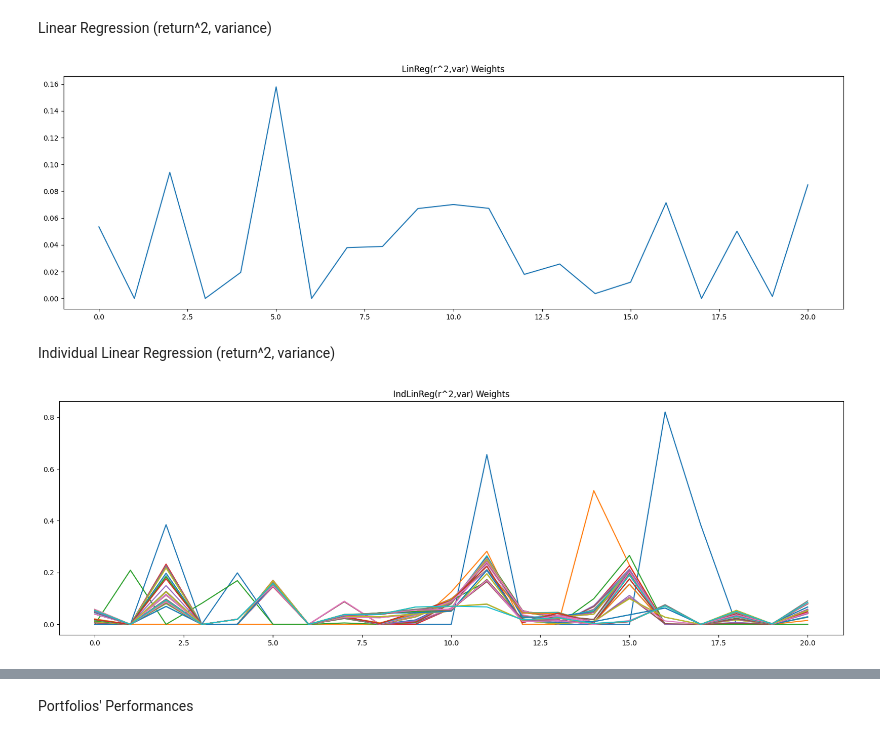
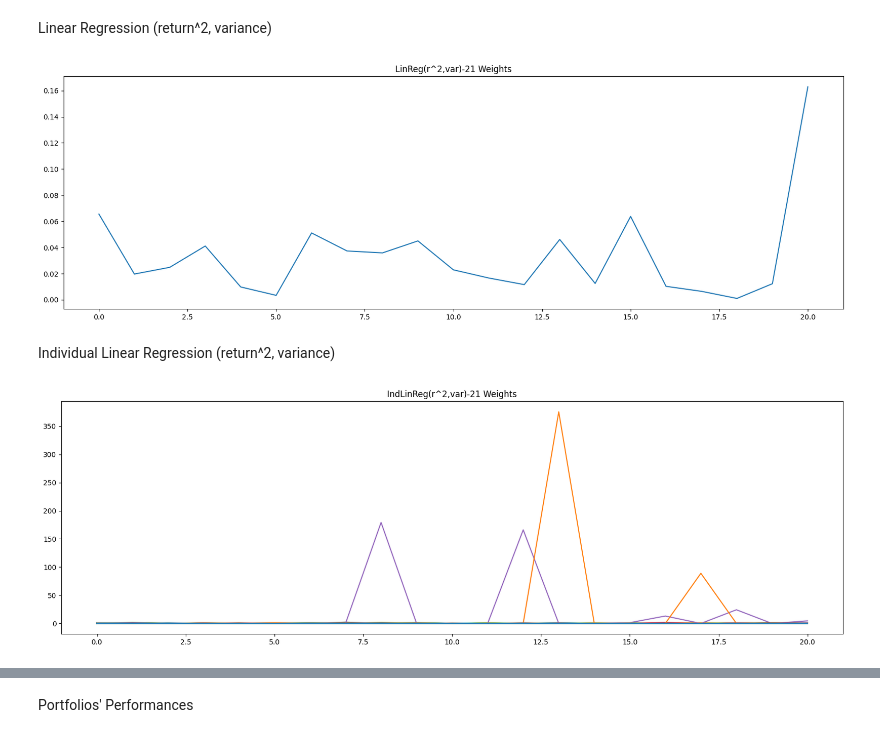
Before and after one commit to PapakMate/SVFT, a Jupyter notebook: SVFT.ipynb, the cells around one changed output, grey strips where cells are left out. Drawn from its saved outputs; the diff is of its cells as text; code cells hidden in the pictures.

```diff
--- a/SVFT.ipynb
+++ b/SVFT.ipynb
@@ -173,60 +184,67 @@ Least Squares Linear Regression Method
 # %%
 global window, train_start, train_end
 window = 21 # Set window to 21 days from now on for computational efficiency
-train_start = window + test_start % forecast_horizon # Training start is divisible by forecast_horizon
-train_end = test_start - forecast_horizon # Training end is one forecast_horizon before testing start
+train_start = (test_start - window) % forecast_horizon + window #
+train_end = test_start # Training end is the start of the test period
 
-def get_linear_regression_model(A, B):
+A, B = [], []
+def get_linear_regression_model(A, B, fit_intercept=True):
     # Fit a linear regression model with non-negative coefficients and no intercept
-    model = LinearRegression(positive=True, fit_intercept=False)
+    model = LinearRegression(positive=True, fit_intercept=fit_intercept)
     model.fit(np.array(A), np.array(B))
+    A.clear()
+    B.clear()
 
     return model
 # %% [markdown]
 Linear Regression (return^2, variance)
 # %%
-A, B = [], []
+method = "LinReg(r^2,var)" + "-" + str(window)
+reset_portfolio_metrics(method)
+
 # Iterate over each window of returns
-for i in range(train_start, train_end, forecast_horizon):
-    for stock in selected_stocks:
+for stock in training_stocks:
+    for i in range(train_start, train_end, forecast_horizon):
         # Append squared returns and variance of returns to A and B respectively
         A.append(returns_df[stock][i - window:i] ** 2)
         B.append(returns_df[stock][i:i + forecast_horizon].var())
 
-methods["LinReg(r^2,var)"]["model"] = get_linear_regression_model(A, B)
+methods[method]["model"] = get_linear_regression_model(A, B, False) # Intercept might make variance negative
 
 plt.figure(figsize=(20, 6))
-plt.plot(methods["LinReg(r^2,var)"]["model"].coef_)
-plt.title("LinReg(r^2,var) Weights")
+plt.plot(methods[method]["model"].coef_)
+plt.title(method + " Weights")
 plt.show()
 # %% [output]
-[figure, old version]
+[figure, new version]
 # %%
 for i in range(test_start, test_end, forecast_horizon):
     #
-    volatility = {stock: methods["LinReg(r^2,var)"]["model"].predict(returns_df[stock][i - window: i].values.reshape(1, -1)**2)**0.5 for stock in selected_stocks}
+    volatility = {stock: methods[method]["model"].predict(returns_df[stock][i - window: i].values.reshape(1, -1)**2)[0]**0.5 for stock in all_stocks}
 
-    gather_portfolio_metrics(method + "-" + str(window), i, volatility)
+    gather_portfolio_metrics(method, i, volatility)
 # %% [markdown]
 Individual Linear Regression (return^2, variance)
 # %%
-A, B = [], []
+method = "IndLinReg(r^2,var)" + "-" + str(window)
+reset_portfolio_metrics(method)
+
 # Store individual models for each stock
-for stock in selected_stocks:
+for stock in all_stocks:
     for i in range(train_start, train_end, forecast_horizon):
         # Append squared returns and variance of returns to A and B respectively
         A.append(returns_df[stock][i - window:i] ** 2)
         B.append(returns_df[stock][i:i + forecast_horizon].var())
 
-    methods["IndLinReg(r^2,var)"][stock+"model"] = get_linear_regression_model(A, B)
+    methods[method][stock + "model"] = get_linear_regression_model(A, B)
 
 plt.figure(figsize=(20, 6))
-for stock in selected_stocks:
-    plt.plot(methods["IndLinReg(r^2,var)"][stock+"model"].coef_)
-plt.title("IndLinReg(r^2,var) Weights")
+for stock in all_stocks:
+    plt.plot(methods[method][stock + "model"].coef_)
+plt.title(method + " Weights")
 plt.show()
 # %% [output]
-[figure, old version]
+[figure, new version]
 # %%
 for i in range(test_start, test_end, forecast_horizon):
     #
```
Also changed, not shown: parts of 42 cells of this notebook.
